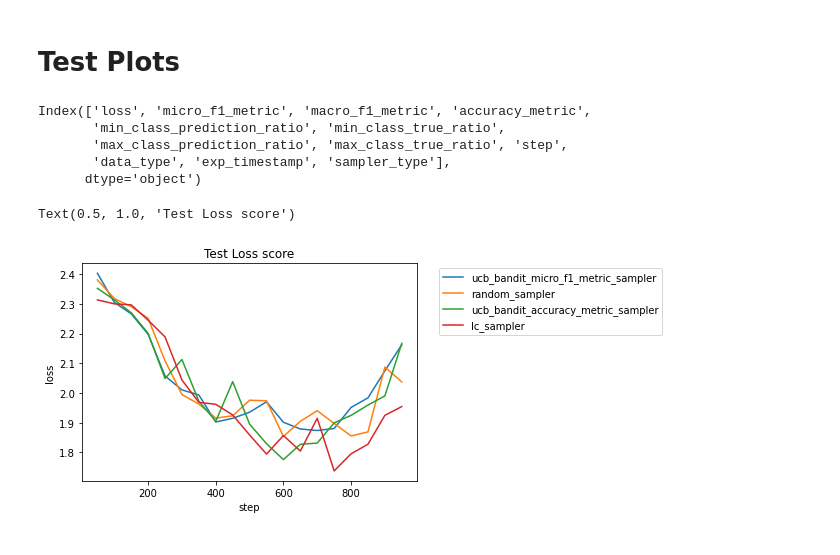
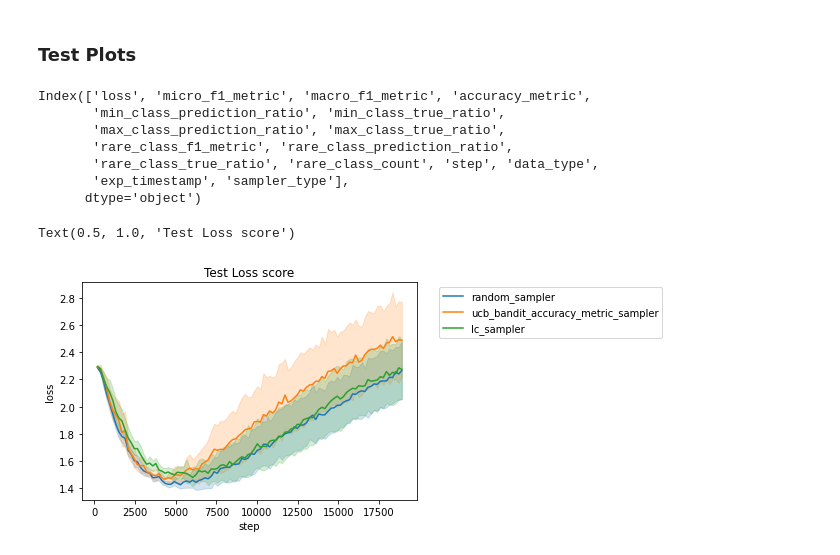
Before and after one commit to MinhxLe/RLForALAcquisitionStrategy, a Jupyter notebook: notebooks/explore_results.ipynb, the cells around one changed output. Drawn from its saved outputs; the diff is of its cells as text; code cells hidden in the pictures.

```diff
--- a/notebooks/explore_results.ipynb
+++ b/notebooks/explore_results.ipynb
@@ -11,3 +8,9 @@ EXPERIMENT_DIR = 'results/cifar10_classification_al_step_percentage=0.001_al_epo
+# %%
+os.chdir('/home/minh/Research/RL_for_AL_acquisition')
+# EXPERIMENT_DIR = 'results/cifar10_classification_al_step_percentage=0.001_al_epochs=200_train_epochs=2_retrain_model_from_scratch=False'
+#EXPERIMENT_DIR = '/home/minh/Research/RL_for_AL_acquisition/results/cifar10_classification_al_step_percentage=0.005_al_epochs=100_rare_class_percentage=0.1_train_epochs=5_retrain_model_from_scratch=True'
+#EXPERIMENT_DIR = '/home/minh/Research/RL_for_AL_acquisition/results/cifar10_classification_al_step_percentage=0.005_al_epochs=100_rare_class_percentage=0.1_train_epochs=5_retrain_model_from_scratch=True'
+EXPERIMENT_DIR = '/home/minh/Research/RL_for_AL_acquisition/results/cifar10_classification_al_step_percentage=0.005_al_epochs=100_rare_class_percentage=0.25_train_epochs=1_retrain_model_from_scratch=False'
 # %%
 def get_result_df(experiment_dir: str, data_type: str):
     master_df = None
@@ -28,7 +31,7 @@ def get_result_df(experiment_dir: str, data_type: str):
                     master_df = pd.concat([master_df, df])
     return master_df
 # %% [markdown]
-# Test Plots
+### Test Plots
 # %%
 master_df = get_result_df(EXPERIMENT_DIR, "test")
 # %%
@@ -36,13 +39,15 @@ master_df.columns
 # %% [output]
 Index(['loss', 'micro_f1_metric', 'macro_f1_metric', 'accuracy_metric',
        'min_class_prediction_ratio', 'min_class_true_ratio',
-       'max_class_prediction_ratio', 'max_class_true_ratio', 'step',
-       'data_type', 'exp_timestamp', 'sampler_type'],
+       'max_class_prediction_ratio', 'max_class_true_ratio',
+       'rare_class_f1_metric', 'rare_class_prediction_ratio',
+       'rare_class_true_ratio', 'rare_class_count', 'step', 'data_type',
+       'exp_timestamp', 'sampler_type'],
       dtype='object')
 # %%
-ax = sns.lineplot(x='step', y='loss', data=master_df[master_df['step'] < 1000], hue='sampler_type', ci=95, legend="brief")
+ax = sns.lineplot(x='step', y='loss', data=master_df, hue='sampler_type', ci=95, legend="brief")
 ax.legend(loc='upper left',  bbox_to_anchor=(1.05, 1))
 plt.title("Test Loss score")
 # %% [output]
 Text(0.5, 1.0, 'Test Loss score')
-[figure, old version]
+[figure, new version]
```
Also changed, not shown: parts of 10 cells of this notebook, 6 other files.
